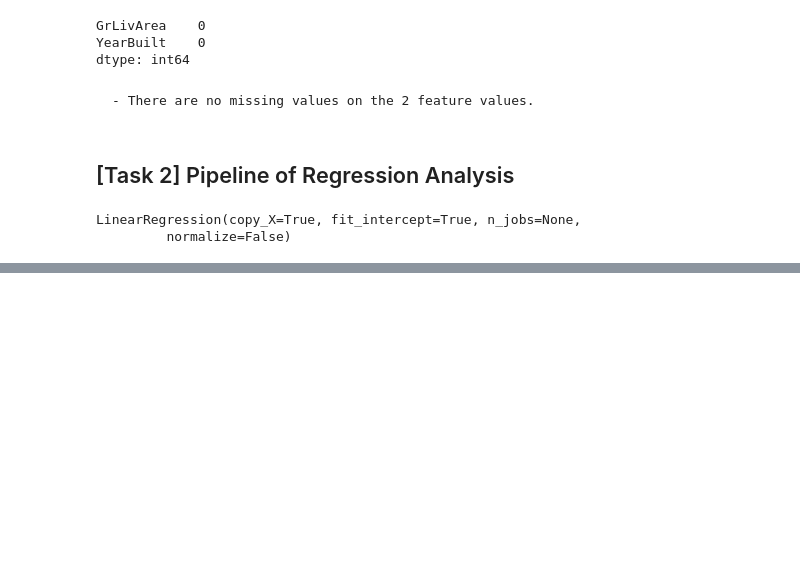
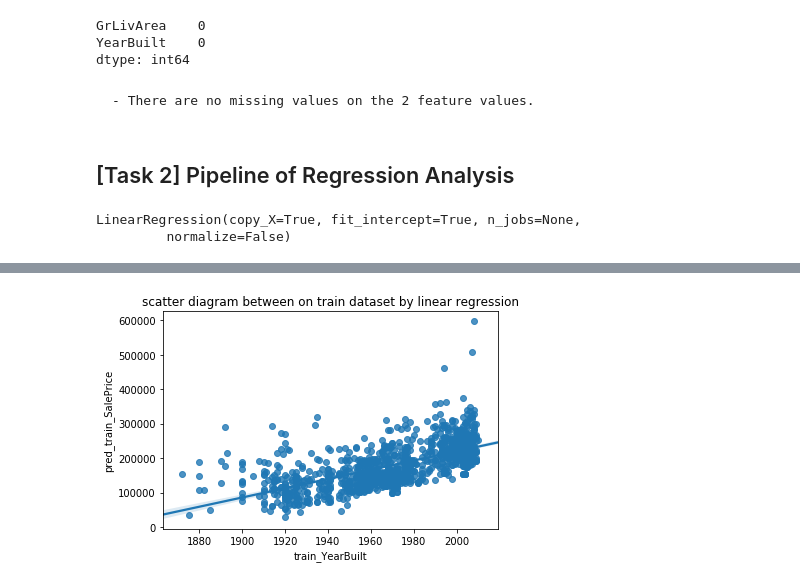
Before and after one commit to egupiii/dic_ml, a Jupyter notebook: week4/week4-work2.ipynb, the cells around one changed output, grey strips where cells are left out. Drawn from its saved outputs; the diff is of its cells as text; code cells hidden in the pictures; blank space fills up the shorter version.

```diff
--- a/week4/week4-work2.ipynb
+++ b/week4/week4-work2.ipynb
@@ -190,0 +249,9 @@ array([232622.20382914, 161748.95310014, 237763.19633558, ...,
+# %%
+sns.regplot(X_train.values[:,1], lreg_y_train_pred)
+
+plt.title("scatter diagram between on train dataset by linear regression")
+plt.xlabel("train_YearBuilt")
+plt.ylabel("pred_train_SalePrice")
+plt.show()
+# %% [output]
+[figure, added]
```
Also changed, not shown: parts of 47 cells of this notebook.
